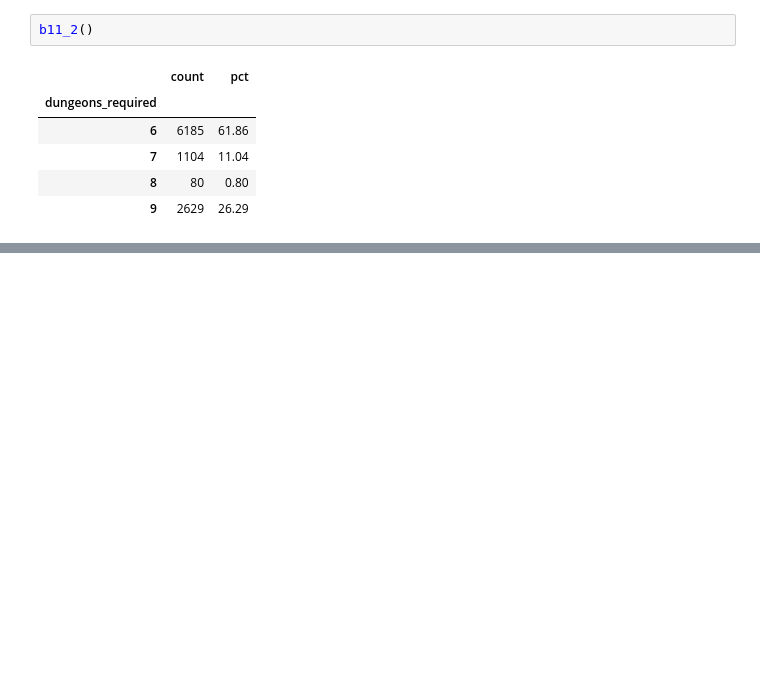
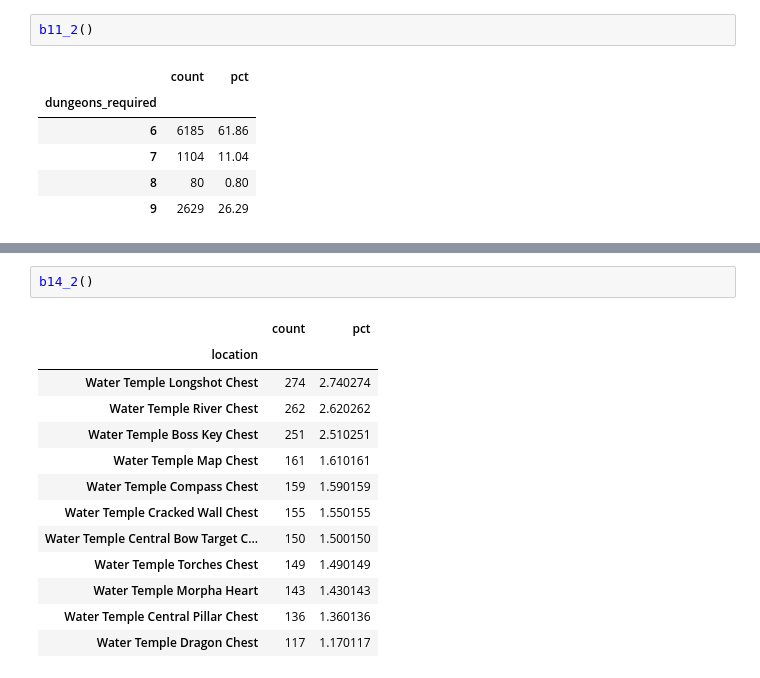
Before and after one commit to cleartonic/zootr_analytic, a Jupyter notebook: zootr_s4_analytic.ipynb, the cells around one changed output, grey strips where cells are left out. Saved outputs shown, nothing was run; the diff lists cells and outputs as text; blank space fills up the shorter version.

```diff
--- a/zootr_s4_analytic.ipynb
+++ b/zootr_s4_analytic.ipynb
@@ -384,0 +441,16 @@ b11_2()
+# %%
+b14_2()
+# %% [output]
+|  | count | pct |
+| location |  |  |
+| Water Temple Longshot Chest | 274 | 2.740274 |
+| Water Temple River Chest | 262 | 2.620262 |
+| Water Temple Boss Key Chest | 251 | 2.510251 |
+| Water Temple Map Chest | 161 | 1.610161 |
+| Water Temple Compass Chest | 159 | 1.590159 |
+| Water Temple Cracked Wall Chest | 155 | 1.550155 |
+| Water Temple Central Bow Target C... | 150 | 1.500150 |
+| Water Temple Torches Chest | 149 | 1.490149 |
+| Water Temple Morpha Heart | 143 | 1.430143 |
+| Water Temple Central Pillar Chest | 136 | 1.360136 |
+| Water Temple Dragon Chest | 117 | 1.170117 |
```
Also changed, not shown: parts of 11 cells of this notebook, 1 other file.
